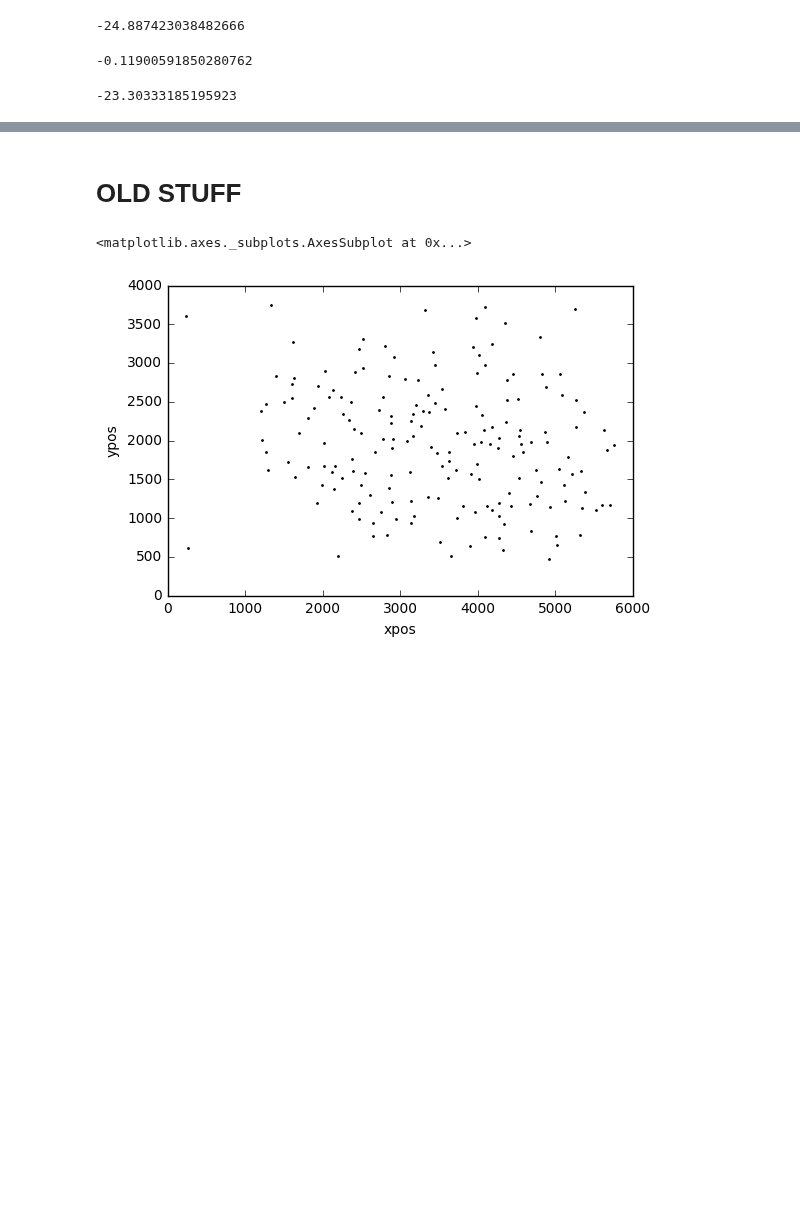
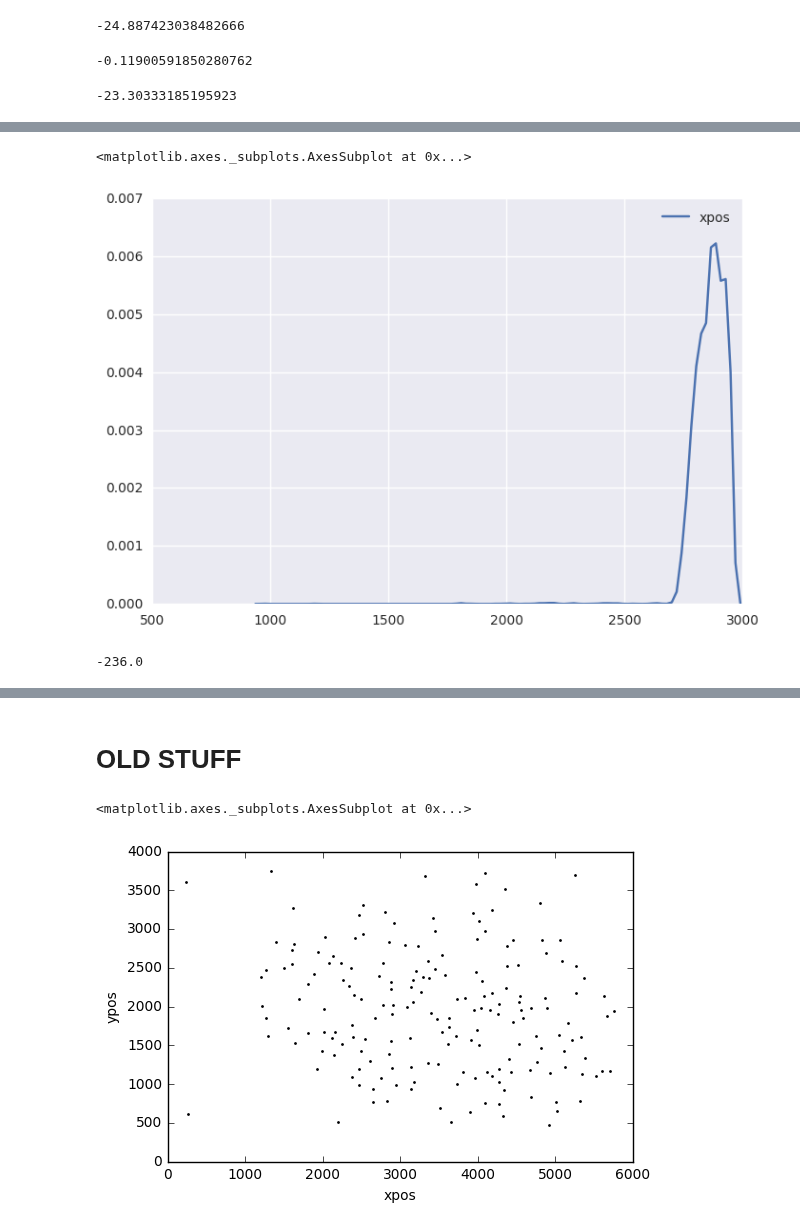
Before and after one commit to aschle/bees-sna, a Jupyter notebook: bib/Stitching.ipynb, the cells around one changed output, grey strips where cells are left out. Drawn from its saved outputs; the diff is of its cells as text; code cells hidden in the pictures; blank space fills up the shorter version.

```diff
--- a/bib/Stitching.ipynb
+++ b/bib/Stitching.ipynb
@@ -149,0 +262,9 @@ list(fc2.frames
+# %%
+sns.kdeplot(d[d< 3000])
+# %% [output]
+<matplotlib.axes._subplots.AxesSubplot at 0x...>
+[figure, added]
+# %%
+np.percentile(d[d<3000], q=5)-3000
+# %% [output]
+-236.0
```
Also changed, not shown: parts of 35 cells of this notebook.
